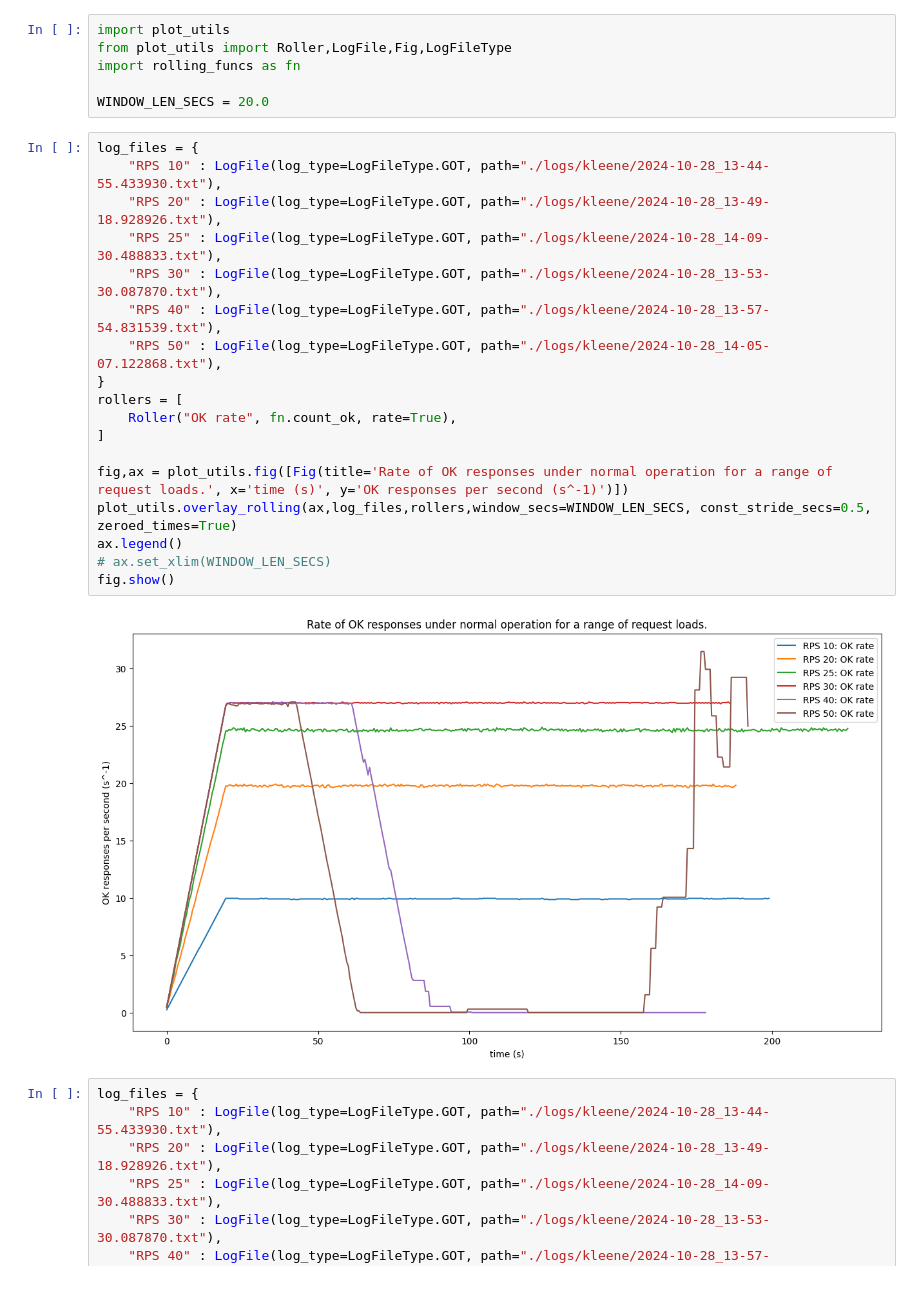
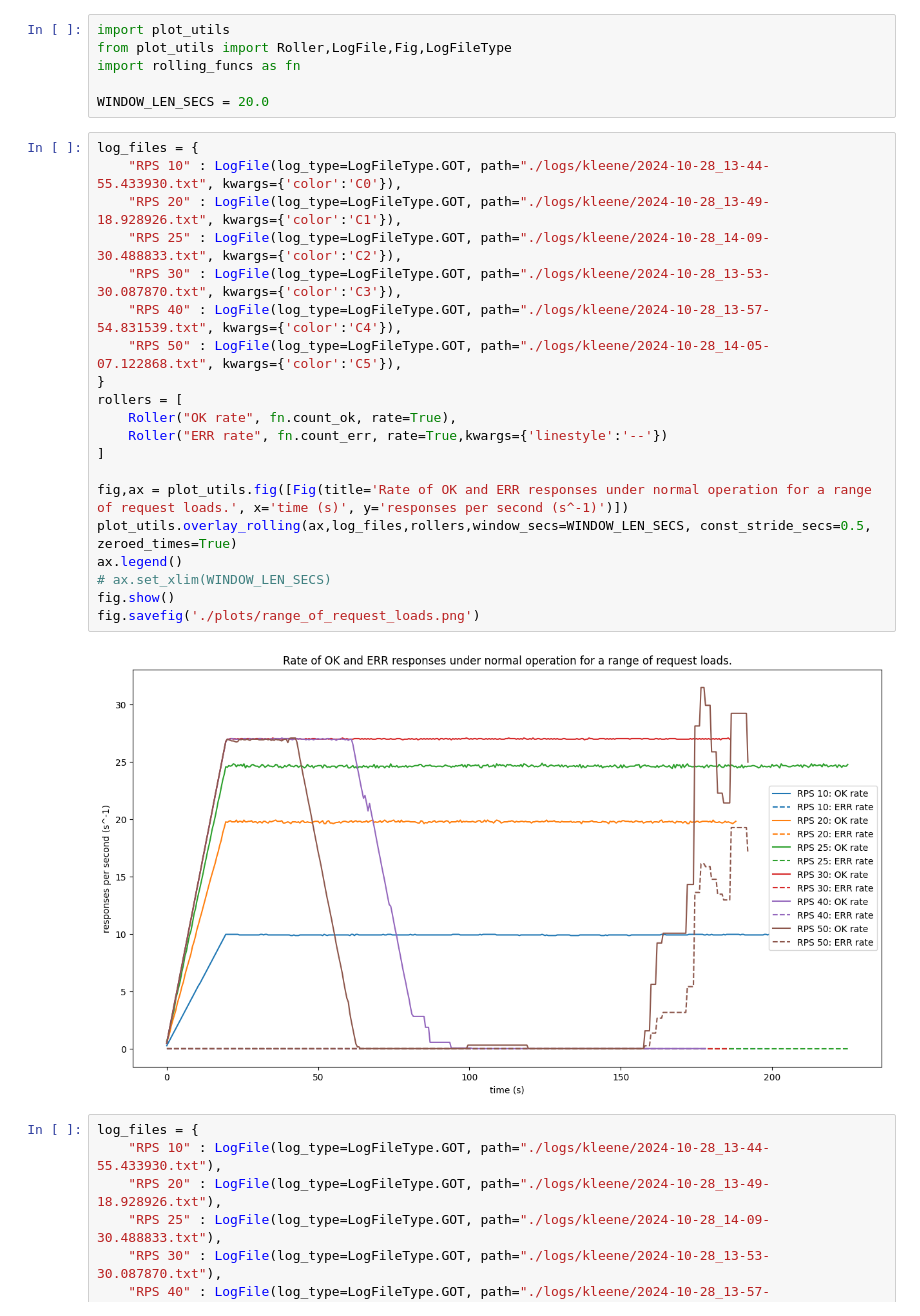
Before and after one commit to edchapman88/got, a Jupyter notebook: experiments/241028_normal_operation/main.ipynb, the cells around one changed output. Cells and saved outputs as stored; diff of their text form.

```diff
--- a/experiments/241028_normal_operation/main.ipynb
+++ b/experiments/241028_normal_operation/main.ipynb
@@ -6,24 +6,26 @@ import rolling_funcs as fn
 WINDOW_LEN_SECS = 20.0
 # %%
 log_files = {
-    "RPS 10" : LogFile(log_type=LogFileType.GOT, path="./logs/kleene/2024-10-28_13-44-55.433930.txt"),
-    "RPS 20" : LogFile(log_type=LogFileType.GOT, path="./logs/kleene/2024-10-28_13-49-18.928926.txt"),
-    "RPS 25" : LogFile(log_type=LogFileType.GOT, path="./logs/kleene/2024-10-28_14-09-30.488833.txt"),
-    "RPS 30" : LogFile(log_type=LogFileType.GOT, path="./logs/kleene/2024-10-28_13-53-30.087870.txt"),
-    "RPS 40" : LogFile(log_type=LogFileType.GOT, path="./logs/kleene/2024-10-28_13-57-54.831539.txt"),
-    "RPS 50" : LogFile(log_type=LogFileType.GOT, path="./logs/kleene/2024-10-28_14-05-07.122868.txt"),
+    "RPS 10" : LogFile(log_type=LogFileType.GOT, path="./logs/kleene/2024-10-28_13-44-55.433930.txt", kwargs={'color':'C0'}),
+    "RPS 20" : LogFile(log_type=LogFileType.GOT, path="./logs/kleene/2024-10-28_13-49-18.928926.txt", kwargs={'color':'C1'}),
+    "RPS 25" : LogFile(log_type=LogFileType.GOT, path="./logs/kleene/2024-10-28_14-09-30.488833.txt", kwargs={'color':'C2'}),
+    "RPS 30" : LogFile(log_type=LogFileType.GOT, path="./logs/kleene/2024-10-28_13-53-30.087870.txt", kwargs={'color':'C3'}),
+    "RPS 40" : LogFile(log_type=LogFileType.GOT, path="./logs/kleene/2024-10-28_13-57-54.831539.txt", kwargs={'color':'C4'}),
+    "RPS 50" : LogFile(log_type=LogFileType.GOT, path="./logs/kleene/2024-10-28_14-05-07.122868.txt", kwargs={'color':'C5'}),
 }
 rollers = [
     Roller("OK rate", fn.count_ok, rate=True),
+    Roller("ERR rate", fn.count_err, rate=True,kwargs={'linestyle':'--'})
 ]
 
-fig,ax = plot_utils.fig([Fig(title='Rate of OK responses under normal operation for a range of request loads.', x='time (s)', y='OK responses per second (s^-1)')])
+fig,ax = plot_utils.fig([Fig(title='Rate of OK and ERR responses under normal operation for a range of request loads.', x='time (s)', y='responses per second (s^-1)')])
 plot_utils.overlay_rolling(ax,log_files,rollers,window_secs=WINDOW_LEN_SECS, const_stride_secs=0.5, zeroed_times=True)
 ax.legend()
 # ax.set_xlim(WINDOW_LEN_SECS)
 fig.show()
+fig.savefig('./plots/range_of_request_loads.png')
 # %% [output]
-[figure, old version]
+[figure, new version]
 # %%
 log_files = {
     "RPS 10" : LogFile(log_type=LogFileType.GOT, path="./logs/kleene/2024-10-28_13-44-55.433930.txt"),
```
Also changed, not shown: 20 other files.
